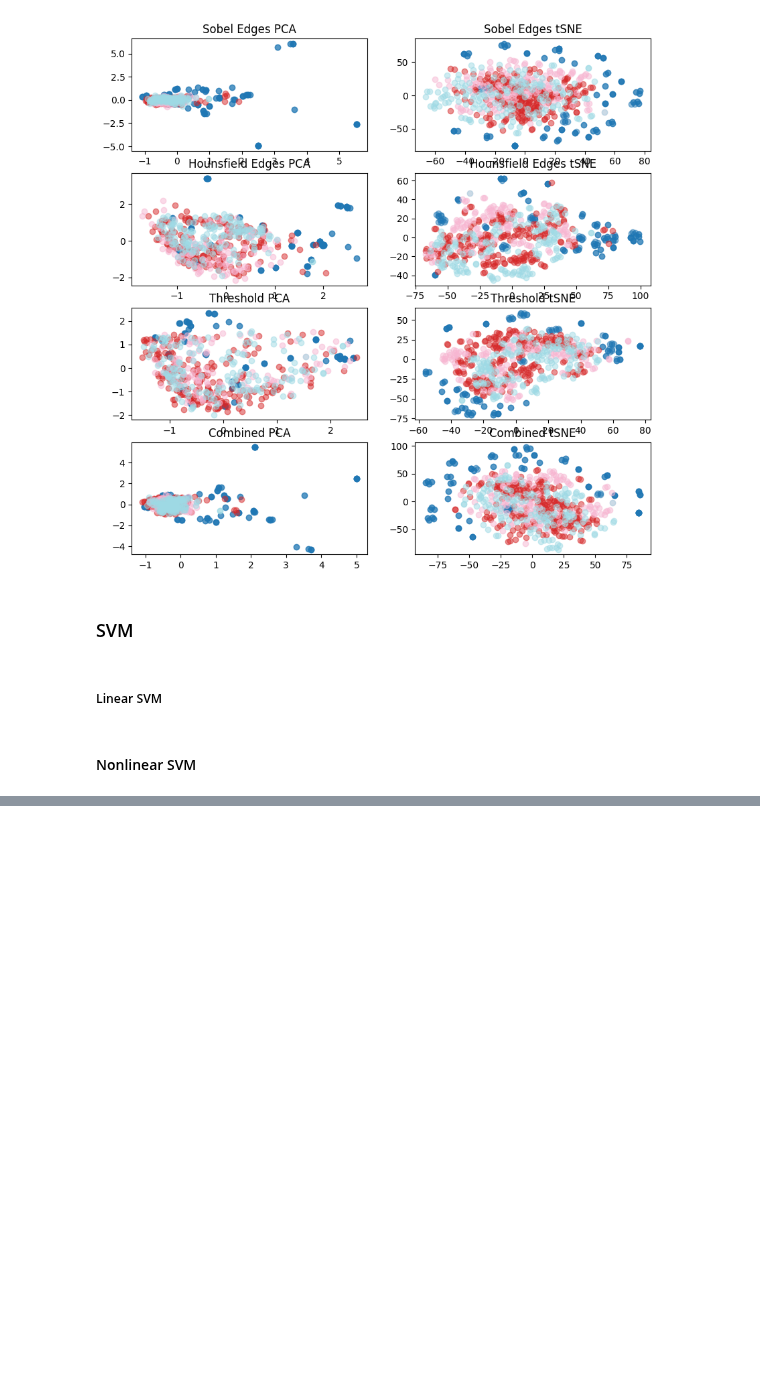
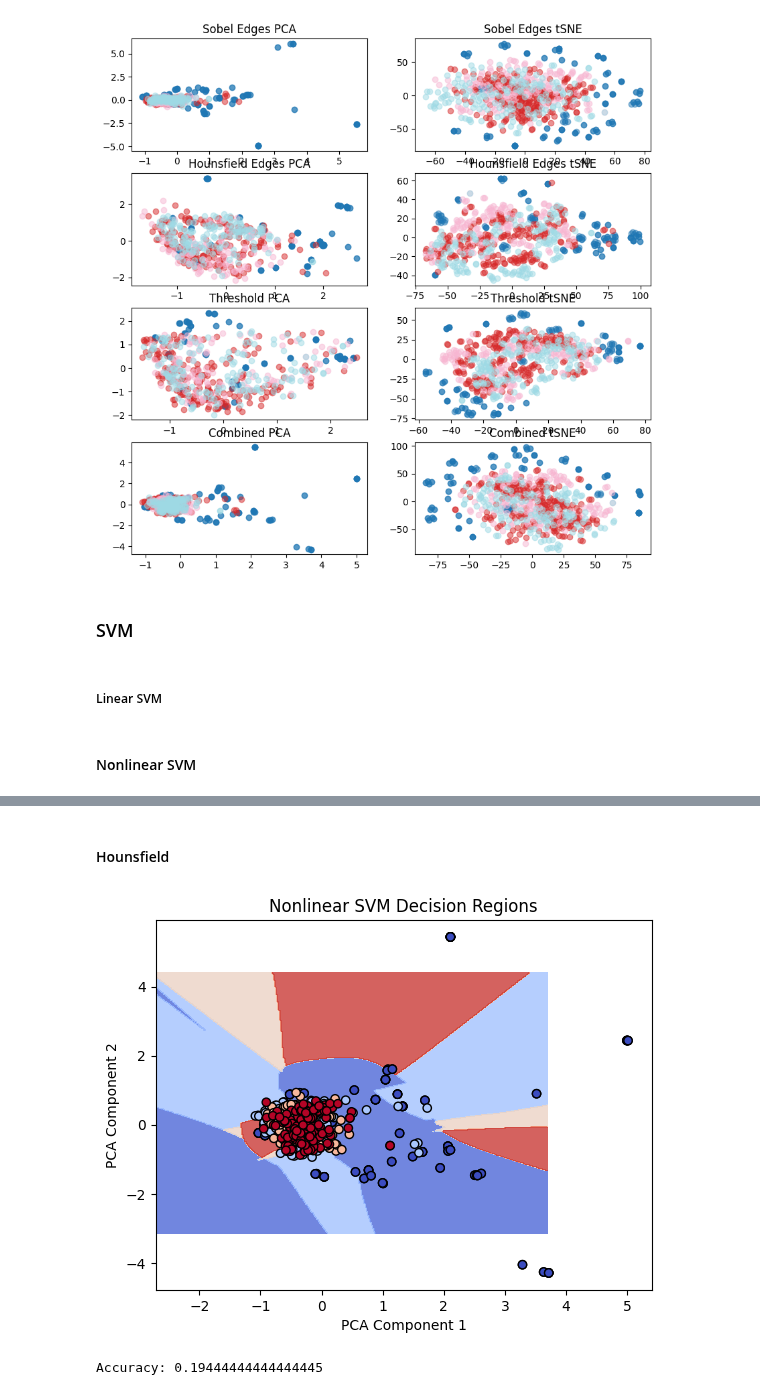
Before and after one commit to zacharyzimm/mids-281-final-project, a Jupyter notebook: SVM.ipynb, the cells around one changed output, grey strips where cells are left out. Drawn from its saved outputs; the diff is of its cells as text; code cells hidden in the pictures; blank space fills up the shorter version.

```diff
--- a/SVM.ipynb
+++ b/SVM.ipynb
@@ -195,0 +113,7 @@ Accuracy: 0.3055555555555556
+# %% [markdown]
+#### Hounsfield
+# %%
+nonlinear_svm(X_train_hounsfield_pca, train_labels, X_val_hounsfield_pca, valid_labels)
+# %% [output]
+[figure, added]
+Accuracy: 0.19444444444444445
```
Also changed, not shown: parts of 16 cells of this notebook, 2 other files.
